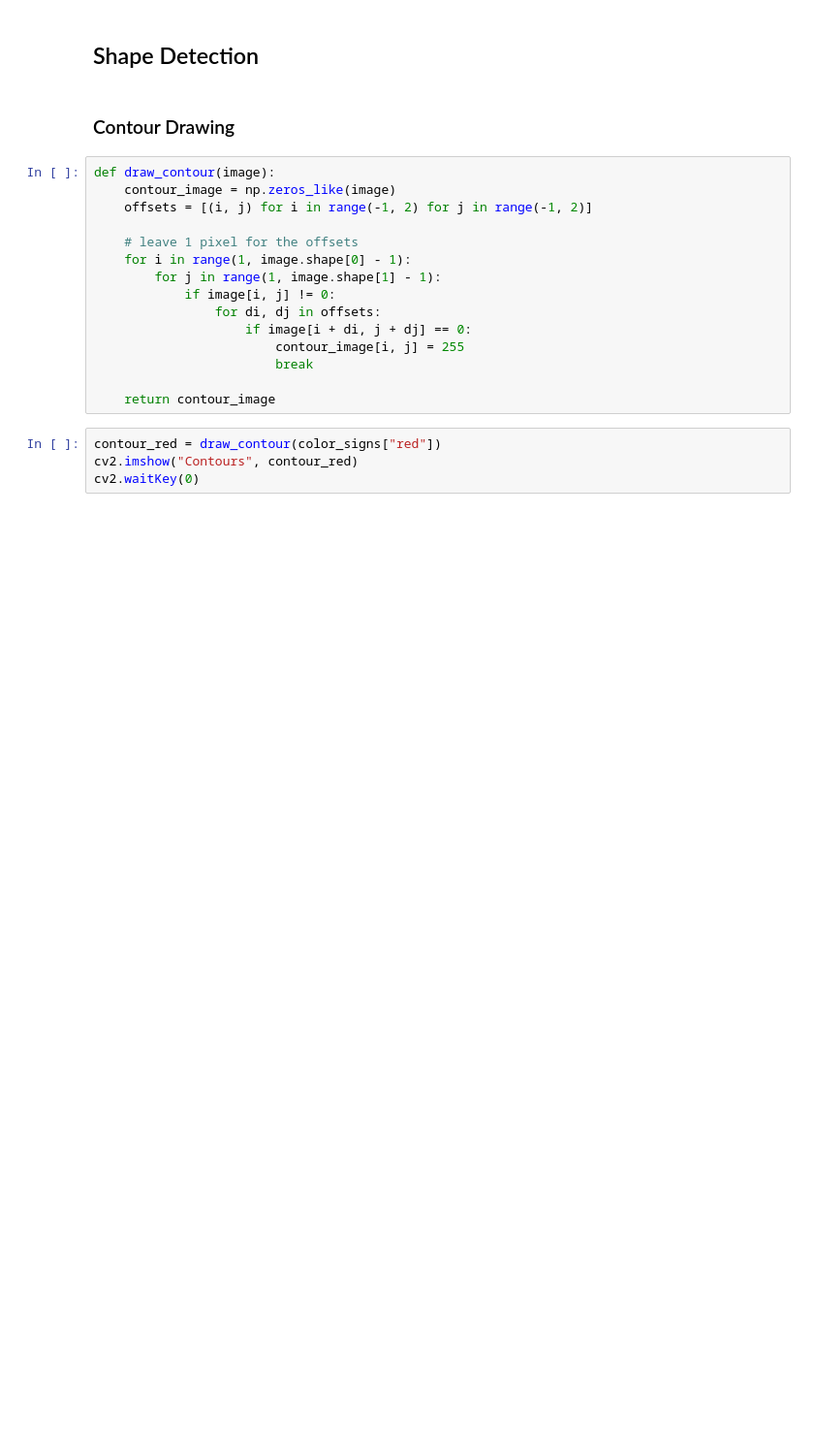
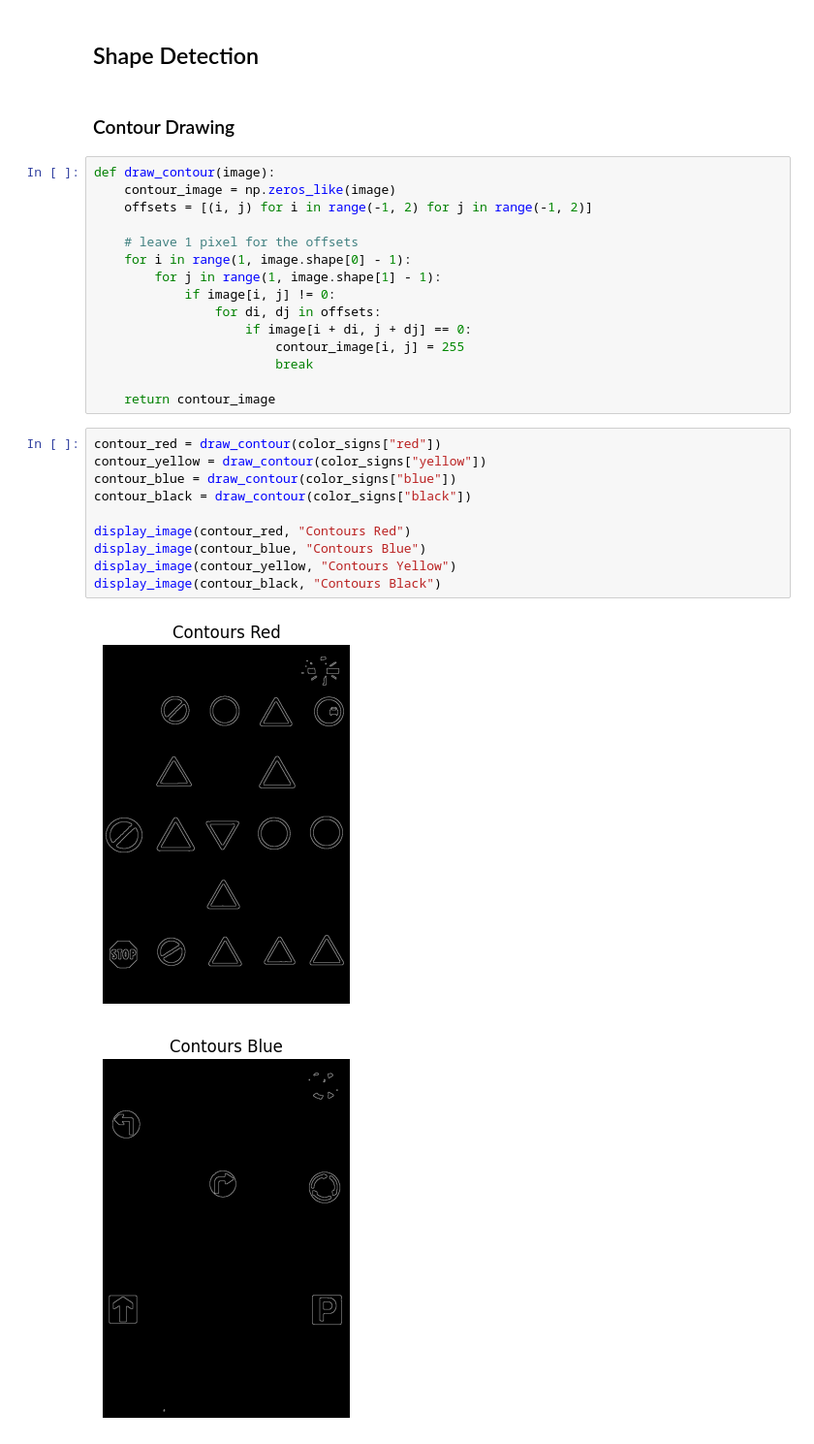
Before and after one commit to pizzahunter2000/TrafficSignRecognition, a Jupyter notebook: Traffic Sign Recognition.ipynb, the cells around one changed output. Shown at 97% size. Cells and saved outputs as stored; diff of their text form; blank space fills up the shorter version.

```diff
--- a/Traffic Sign Recognition.ipynb
+++ b/Traffic Sign Recognition.ipynb
@@ -237,5 +249,14 @@ def draw_contour(image):
     return contour_image
 # %%
 contour_red = draw_contour(color_signs["red"])
-cv2.imshow("Contours", contour_red)
-cv2.waitKey(0)
+contour_yellow = draw_contour(color_signs["yellow"])
+contour_blue = draw_contour(color_signs["blue"])
+contour_black = draw_contour(color_signs["black"])
+
+display_image(contour_red, "Contours Red")
+display_image(contour_blue, "Contours Blue")
+display_image(contour_yellow, "Contours Yellow")
+display_image(contour_black, "Contours Black")
+# %% [output]
+[figure, added]
+[figure, added]
```
Also changed, not shown: parts of 26 cells of this notebook, 15 other files.
